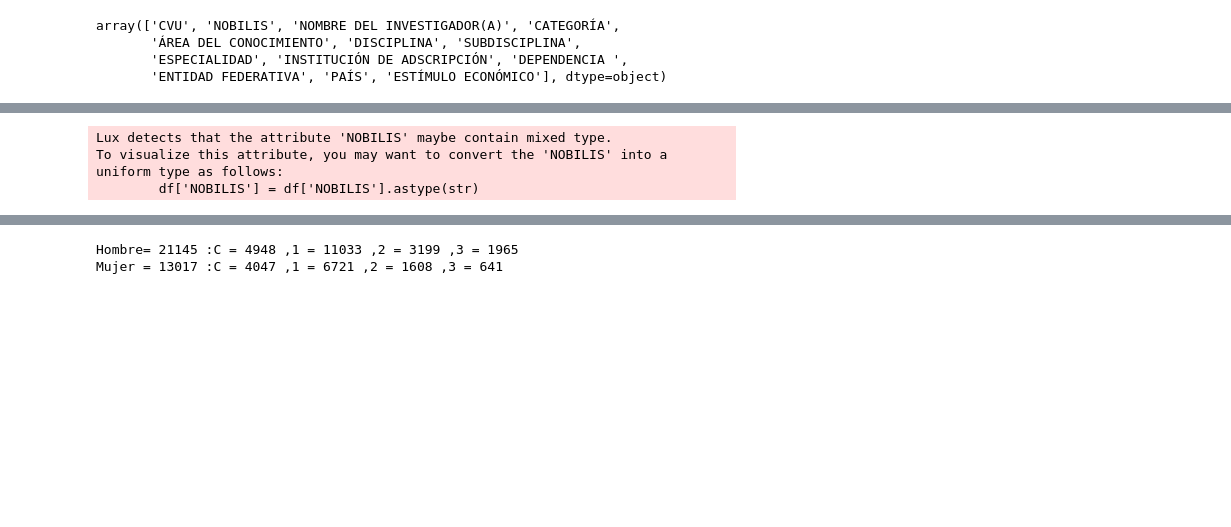
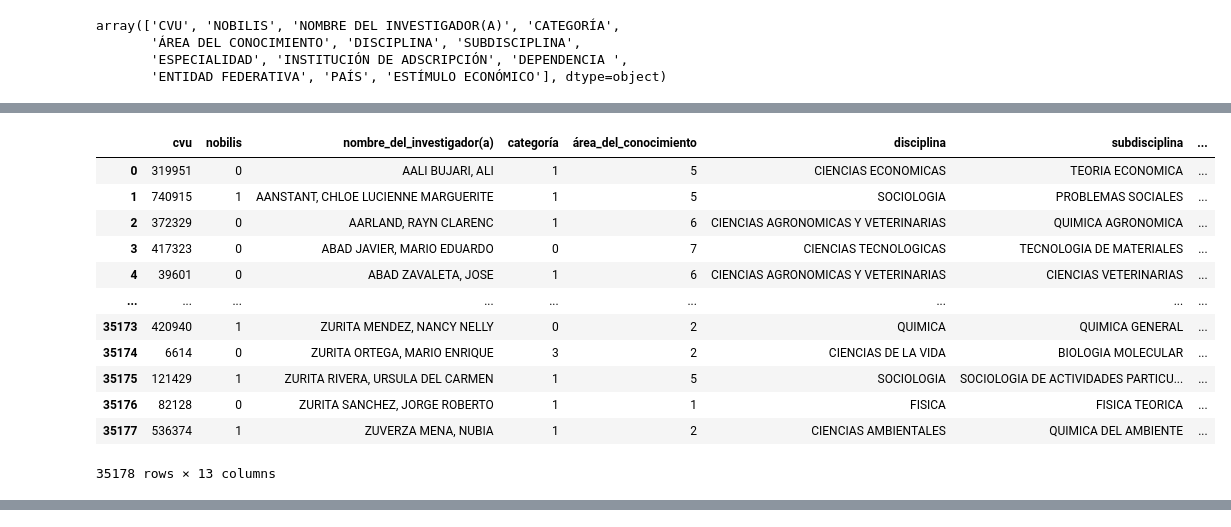
Before and after one commit to isadoji/sni, a Jupyter notebook: sni2021.ipynb, the cells around one changed output, grey strips where cells are left out. Saved outputs shown, nothing was run; the diff lists cells and outputs as text; code cells hidden in the pictures; blank space fills up the shorter version.

```diff
--- a/sni2021.ipynb
+++ b/sni2021.ipynb
@@ -55,0 +134,19 @@ array(['V.- CIENCIAS SOCIALES', 'V.- CIENCIAS SOCIALES',
+# %%
+# Función para reemplazar duplicados implícitos
+def replace_wrong_genres(data, column, wrong_genres, correct_genres):
+    for wrong in wrong_genres: #
+        df[column] = df[column].replace(wrong_genres, correct_genres)
+    return df
+# %%
+# Eliminar duplicados implícitos
+wrong_genres_0 = ['M. EN C.', 'M.EN C.', 'M. EN A.' , 'M. EN I.' , 'M. EN B.',] #lista de nombres mal escritos
+name_0 = 'MC.' #genero correcto
+df = replace_wrong_genres(df, 'nobilis', wrong_genres_0, name_0)
+wrong_genres_1 = ['MED',] #lista de nombres mal escritos
+name_1 = 'MED.' #genero correcto
+df = replace_wrong_genres(df, 'nobilis', wrong_genres_1, name_1)
+wrong_genres_2 = ['QUIM,.','Q.F.B.','QUIM,.','BIOQ.','QFB.'] #lista de nombres mal escritos
+name_2 = 'QUIM.' #genero correcto
+df = replace_wrong_genres(df, 'nobilis', wrong_genres_2, name_2)
+
+print(pd.value_counts(df['nobilis'], sort = True))
@@ -56,10 +178,20 @@ array(['V.- CIENCIAS SOCIALES', 'V.- CIENCIAS SOCIALES',
 # %%
-data.CATEGORÍA = data.CATEGORÍA.replace({"C": 0})
-data.NOBILIS = data.NOBILIS.replace({"DR.":0, "DRA." : 1})
-data["ÁREA DEL CONOCIMIENTO"] = data["ÁREA DEL CONOCIMIENTO"].replace({"I.- FÍSICO-MATEMÁTICAS Y CIENCIAS DE LA TIERRA":1,
+df.categoría = df.categoría.replace({"C": 0})
+df.nobilis = df.nobilis.replace({"DR.":0, "DRA." : 1})
+df["área_del_conocimiento"] = df["área_del_conocimiento"].replace({"I.- FÍSICO-MATEMÁTICAS Y CIENCIAS DE LA TIERRA":1,
 "II.- BIOLOGÍA Y QUÍMICA":2,"III.- MEDICINA Y CIENCIAS DE LA SALUD":3, "IV.- HUMANIDADES Y CIENCIAS DE LA CONDUCTA":4,"V.- CIENCIAS SOCIALES":5,"VI.- BIOTECNOLOGÍA Y CIENCIAS AGROPECUARIAS":6,"VII.- INGENIERÍAS":7})
-data
+df
 # %% [output]
+|  | cvu | nobilis | nombre_del_investigador(a) | categoría | área_del_conocimiento | disciplina | subdisciplina | ... |
+| 0 | 319951 | 0 | AALI BUJARI, ALI | 1 | 5 | CIENCIAS ECONOMICAS | TEORIA ECONOMICA | ... |
+| 1 | 740915 | 1 | AANSTANT, CHLOE LUCIENNE MARGUERITE | 1 | 5 | SOCIOLOGIA | PROBLEMAS SOCIALES | ... |
+| 2 | 372329 | 0 | AARLAND, RAYN CLARENC | 1 | 6 | CIENCIAS AGRONOMICAS Y VETERINARIAS | QUIMICA AGRONOMICA | ... |
+| 3 | 417323 | 0 | ABAD JAVIER, MARIO EDUARDO | 0 | 7 | CIENCIAS TECNOLOGICAS | TECNOLOGIA DE MATERIALES | ... |
+| 4 | 39601 | 0 | ABAD ZAVALETA, JOSE | 1 | 6 | CIENCIAS AGRONOMICAS Y VETERINARIAS | CIENCIAS VETERINARIAS | ... |
+| ... | ... | ... | ... | ... | ... | ... | ... | ... |
+| 35173 | 420940 | 1 | ZURITA MENDEZ, NANCY NELLY | 0 | 2 | QUIMICA | QUIMICA GENERAL | ... |
+| 35174 | 6614 | 0 | ZURITA ORTEGA, MARIO ENRIQUE | 3 | 2 | CIENCIAS DE LA VIDA | BIOLOGIA MOLECULAR | ... |
+| 35175 | 121429 | 1 | ZURITA RIVERA, URSULA DEL CARMEN | 1 | 5 | SOCIOLOGIA | SOCIOLOGIA DE ACTIVIDADES PARTICU... | ... |
+| 35176 | 82128 | 0 | ZURITA SANCHEZ, JORGE ROBERTO | 1 | 1 | FISICA | FISICA TEORICA | ... |
+| 35177 | 536374 | 1 | ZUVERZA MENA, NUBIA | 1 | 2 | CIENCIAS AMBIENTALES | QUIMICA DEL AMBIENTE | ... |
-Lux detects that the attribute 'NOBILIS' maybe contain mixed type.
-To visualize this attribute, you may want to convert the 'NOBILIS' into a uniform type as follows:
-        df['NOBILIS'] = df['NOBILIS'].astype(str)
+35178 rows × 13 columns
@@ -68,17 +197,0 @@ To visualize this attribute, you may want to convert the 'NOBILIS' into a unifor
-# %%
-data2 = data[(data["NOBILIS"]==0) | (data["NOBILIS"]==1)]
-male = data2[(data2["NOBILIS"]==0)]
-maleC = data2[(data2["NOBILIS"]==0) & (data2["CATEGORÍA"]==0) ]
-male1 = data2[(data2["NOBILIS"]==0) & (data2["CATEGORÍA"]==1) ]
-male2 = data2[(data2["NOBILIS"]==0) & (data2["CATEGORÍA"]==2) ]
-male3 = data2[(data2["NOBILIS"]==0) & (data2["CATEGORÍA"]==3) ]
-female = data2[(data2["NOBILIS"]==1)]
-femaleC = data2[(data2["NOBILIS"]==1) & (data2["CATEGORÍA"]==0) ]
-female1 = data2[(data2["NOBILIS"]==1) & (data2["CATEGORÍA"]==1) ]
-female2 = data2[(data2["NOBILIS"]==1) & (data2["CATEGORÍA"]==2) ]
-female3 = data2[(data2["NOBILIS"]==1) & (data2["CATEGORÍA"]==3) ]
-print("Hombre=",male.shape[0],":C =",maleC.shape[0],",1 =",male1.shape[0],",2 =",male2.shape[0],",3 =",male3.shape[0])
-print("Mujer =",female.shape[0],":C =",femaleC.shape[0],",1 =",female1.shape[0],",2 =",female2.shape[0],",3 =",female3.shape[0])
-# %% [output]
-Hombre= 21145 :C = 4948 ,1 = 11033 ,2 = 3199 ,3 = 1965
-Mujer = 13017 :C = 4047 ,1 = 6721 ,2 = 1608 ,3 = 641
```
Also changed, not shown: parts of 15 cells of this notebook.
